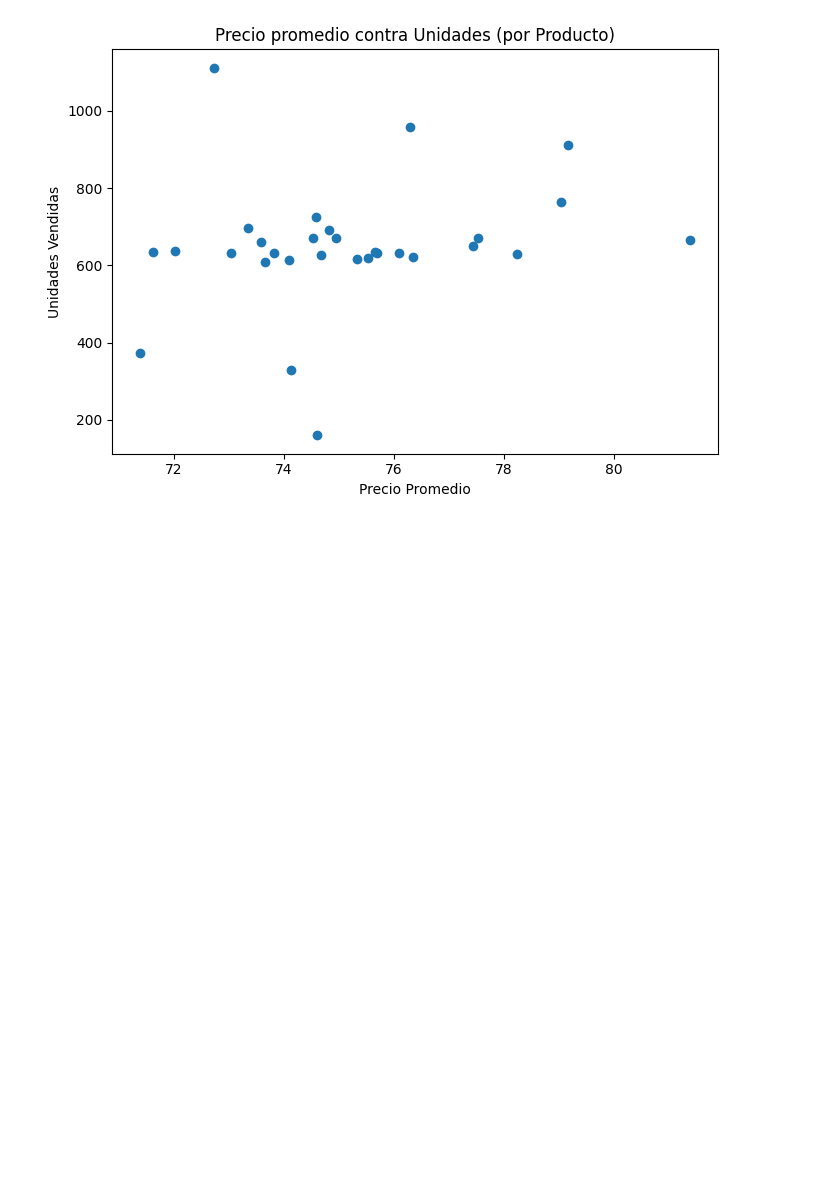
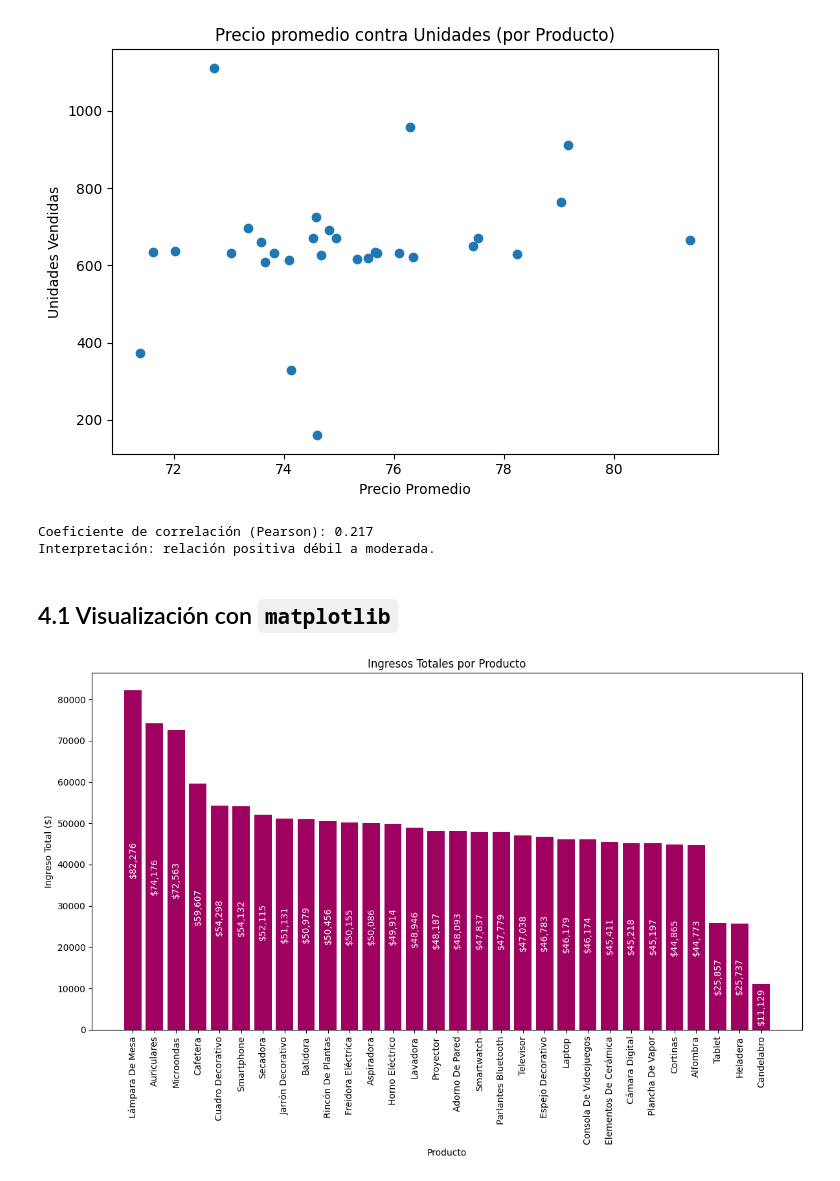
Before and after one commit to herguad/TT_data_analysis, a Jupyter notebook: Herrera_G_com_252612_ENTREGA_TT.ipynb, the cells around one changed output. Drawn from its saved outputs; the diff is of its cells as text; code cells hidden in the pictures; blank space fills up the shorter version.

```diff
--- a/Herrera_G_com_252612_ENTREGA_TT.ipynb
+++ b/Herrera_G_com_252612_ENTREGA_TT.ipynb
@@ -1010,3 +983,49 @@ plt.tight_layout()
 plt.show()
 # %% [output]
 [figure]
+# %%
+# --------- Coeficiente de Correlación ---------
+
+corr_val = resumen_prod[['precio_promedio','unidades']].corr().loc['precio_promedio','unidades']
+
+print(f"Coeficiente de correlación (Pearson): {corr_val:.3f}")
+# Interpretación simple:
+if corr_val > 0.8:
+    print("Interpretación: relación positiva clara (a mayor precio_promedio, se venden más unidades).")
+elif corr_val > 0.2:
+    print("Interpretación: relación positiva débil a moderada.")
+elif corr_val < -0.8:
+    print("Interpretación: relación negativa clara (a mayor precio_promedio, se venden menos unidades).")
+elif corr_val < -0.3:
+    print("Interpretación: relación negativa débil a moderada.")
+else:
+    print("Interpretación: relación muy débil o nula.")
+# %% [output]
+Coeficiente de correlación (Pearson): 0.217
+Interpretación: relación positiva débil a moderada.
+# %% [markdown]
+## 4.1 Visualización con `matplotlib`
+# %%
+import matplotlib.pyplot as plt
+
+df1 = resumen_prod.copy()
+df_1 = df1.sort_values('ingreso_total', ascending=False)
+
+color_magenta="#9f0161"
+plt.figure(figsize=(12, 8))
+barras = plt.bar(df_1['producto'], df_1['ingreso_total'], color = color_magenta)
+
+plt.title('Ingresos Totales por Producto')
+plt.xlabel('Producto')
+plt.ylabel('Ingreso Total ($)')
+plt.xticks(rotation=90)
+
+for b in barras:
+    h = b.get_height()
+    x_c = b.get_x() + b.get_width()/2
+    plt.text(x_c, h/2, f"${h:,.0f}", ha='center', va='center', color="white", rotation=90)
+
+plt.tight_layout()
+plt.show()
+# %% [output]
+[figure, added]
```
Also changed, not shown: parts of 3 cells of this notebook.
